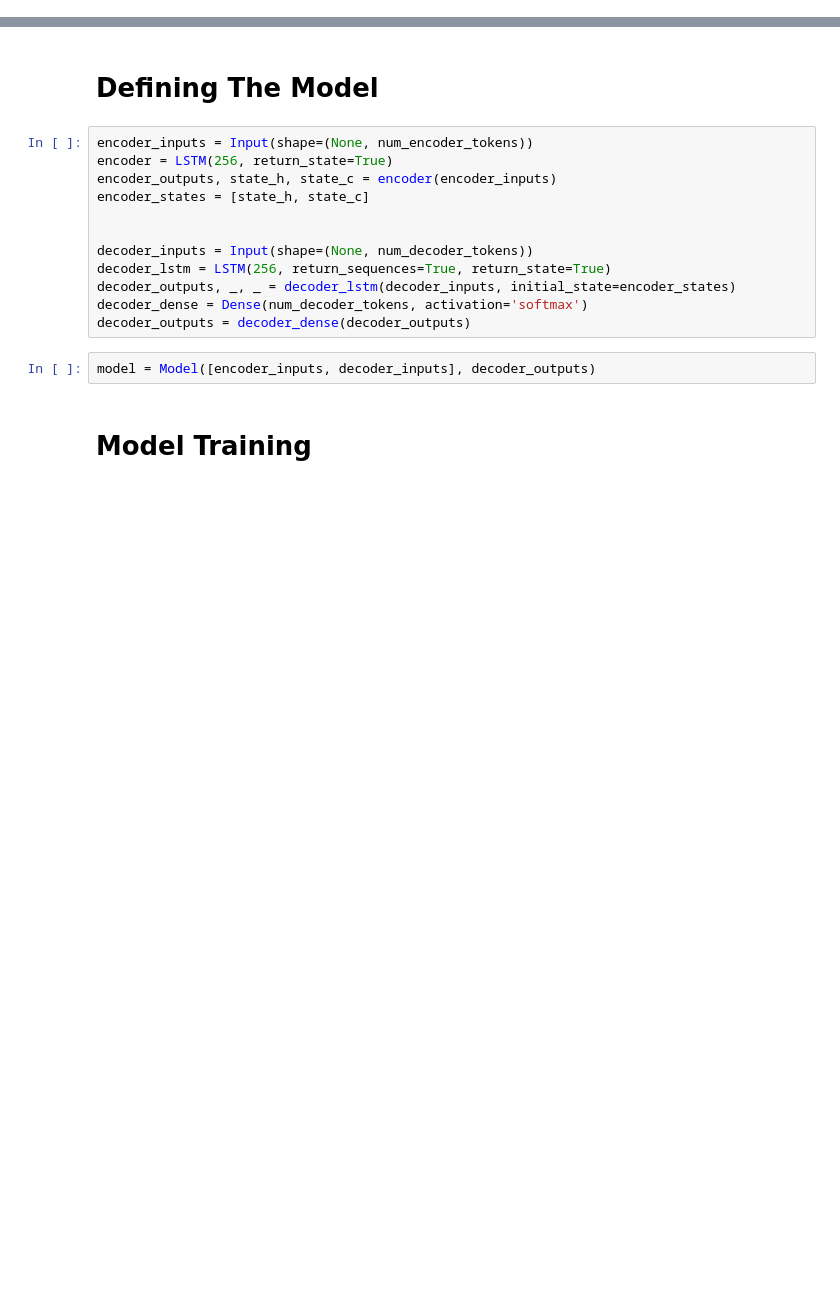
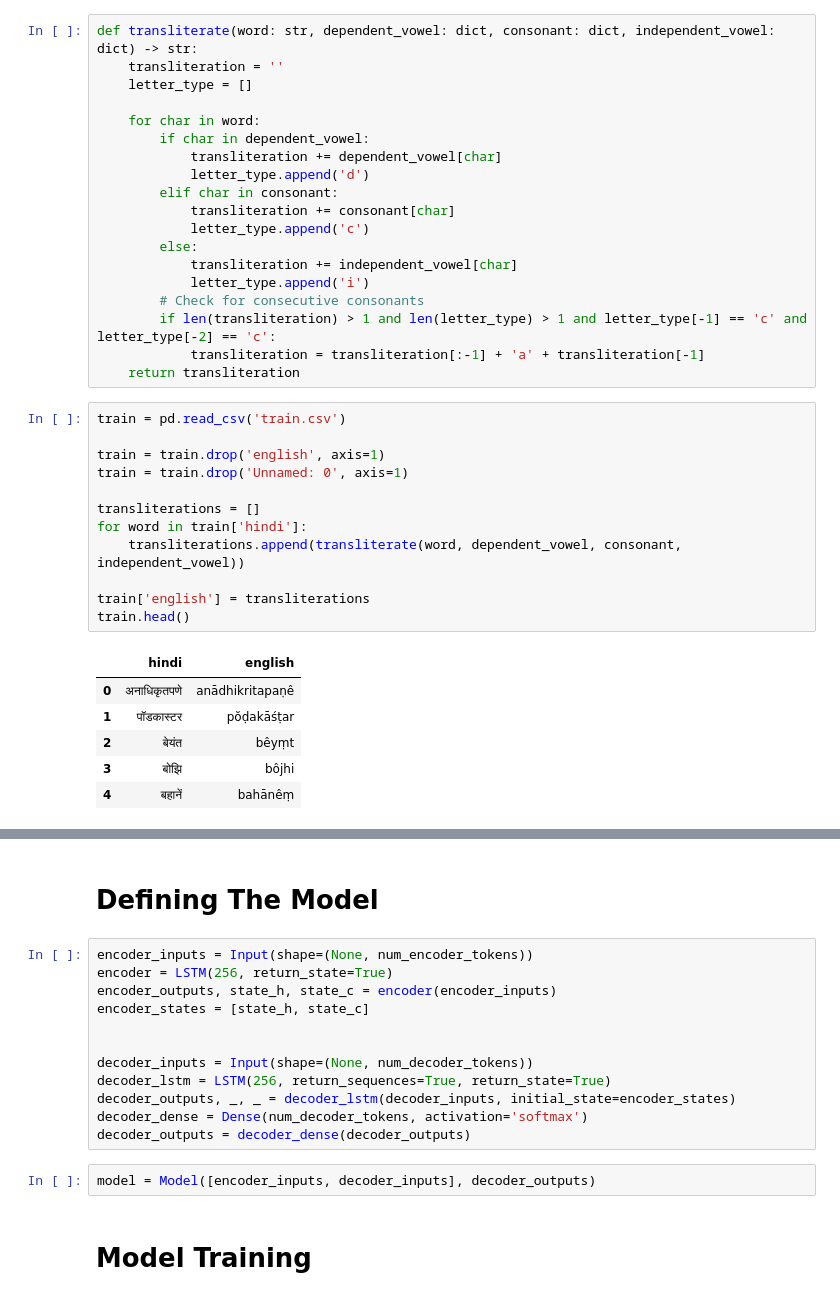
Before and after one commit to m-jere/ai-hindi-transliteration, a Jupyter notebook: Transliteration.ipynb, the cells around one changed output, grey strips where cells are left out. Saved outputs shown, nothing was run; the diff lists cells and outputs as text; blank space fills up the shorter version.

```diff
--- a/Transliteration.ipynb
+++ b/Transliteration.ipynb
@@ -181,0 +102,38 @@ english text shape : (754,)
+# %%
+def transliterate(word: str, dependent_vowel: dict, consonant: dict, independent_vowel: dict) -> str:
+    transliteration = ''
+    letter_type = []
+
+    for char in word:
+        if char in dependent_vowel:
+            transliteration += dependent_vowel[char]
+            letter_type.append('d')
+        elif char in consonant:
+            transliteration += consonant[char]
+            letter_type.append('c')
+        else:
+            transliteration += independent_vowel[char]
+            letter_type.append('i')
+        # Check for consecutive consonants
+        if len(transliteration) > 1 and len(letter_type) > 1 and letter_type[-1] == 'c' and letter_type[-2] == 'c':
+            transliteration = transliteration[:-1] + 'a' + transliteration[-1]
+    return transliteration
+# %%
+train = pd.read_csv('train.csv')
+
+train = train.drop('english', axis=1)
+train = train.drop('Unnamed: 0', axis=1)
+
+transliterations = []
+for word in train['hindi']:
+    transliterations.append(transliterate(word, dependent_vowel, consonant, independent_vowel))
+
+train['english'] = transliterations
+train.head()
+# %% [output]
+|  | hindi | english |
+| 0 | अनाधिकृतपणे | anādhikritapaṇê |
+| 1 | पॉडकास्टर | pŏḍakāśṭar |
+| 2 | बेयंत | bêyṃt |
+| 3 | बोझि | bôjhi |
+| 4 | बहानें | bahānêṃ |
```
Also changed, not shown: parts of 48 cells of this notebook.
